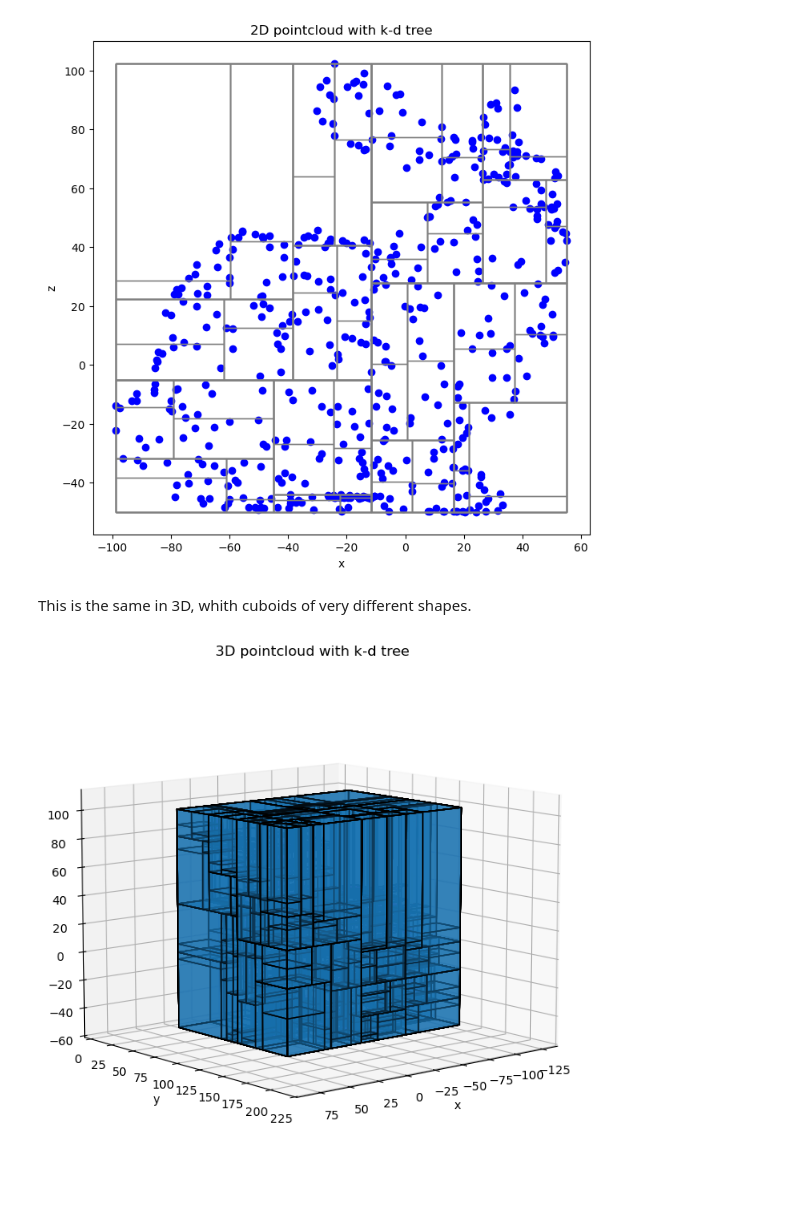
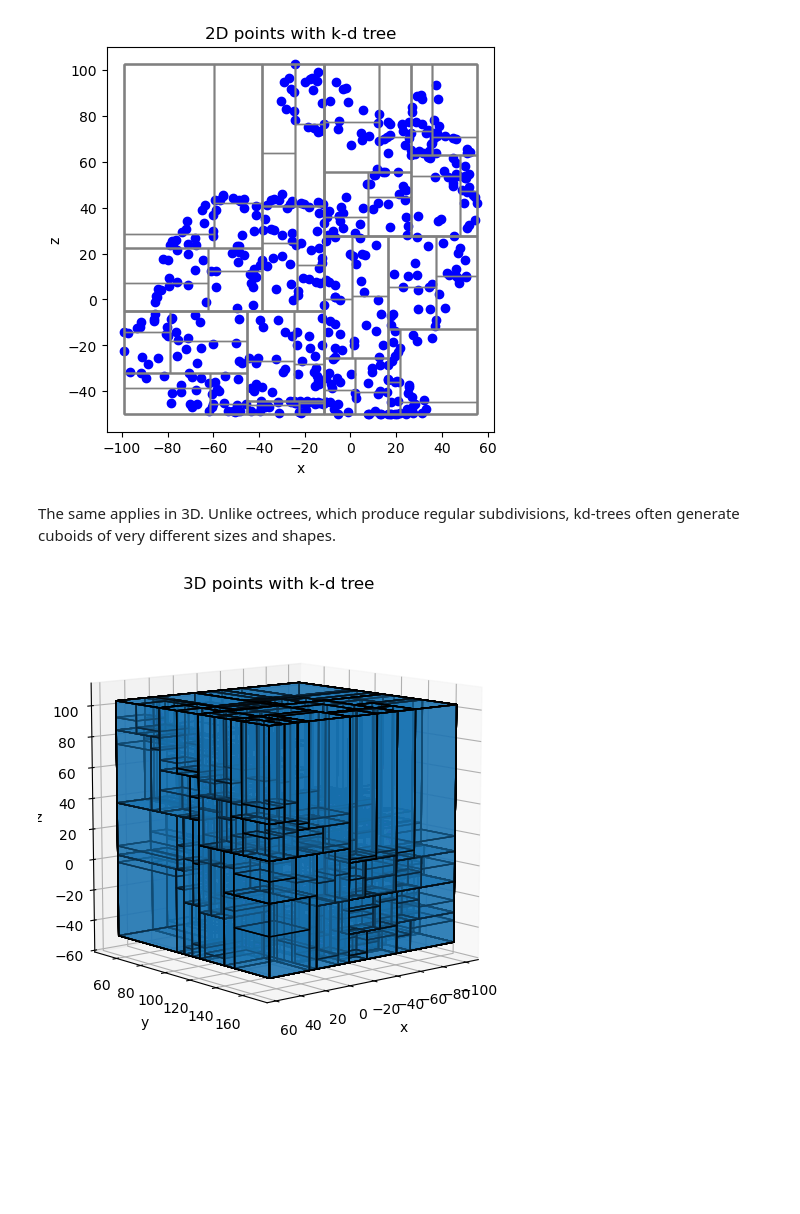
Before and after one commit to jlgregorio/tutorials-pointcloud-python, a Jupyter notebook: 02.spatial_indexing.ipynb, the cells around one changed output. Drawn from its saved outputs; the diff is of its cells as text; code cells hidden in the pictures; blank space fills up the shorter version.

```diff
--- a/02.spatial_indexing.ipynb
+++ b/02.spatial_indexing.ipynb
@@ -595,19 +542,19 @@ As observed below, the size of the 2D cells or quadrants depends on the local de
 # %%
-# Build quadtree
+# Build the quadtree
 quadtree = QuadTree(points_sample_2d)
 
-# Plot the 2D pointcloud with the quadtree
-fig = plt.figure(figsize=(8, 8))
+# Plot the 2D points with the quadtree
+fig = plt.figure(figsize=(5, 5))
 ax = fig.add_subplot()
-ax.scatter(points_sample_2d[:, 0], points_sample_2d[:, 1],
-          color="blue")
+ax.scatter(points_sample_2d[:, 0], points_sample_2d[:, 1], color="blue")
 for node in quadtree.nodes:
     anchor_point, length, width = node.geometry
-    rect = Rectangle(anchor_point, length, width, color="gray", fill=False, lw=1)
+    rect = Rectangle(anchor_point, length, width,
+                     color="gray", fill=False, lw=1)
     ax.add_patch(rect)
 ax.set_xlabel('x')
 ax.set_ylabel('z')
-plt.axis("equal")
-plt.title("2D pointcloud with quadtree")
+ax.axis("equal")
+ax.set_title("2D points and quadtree")
 plt.show()
 # %% [output]
@@ -1097,8 +1076,9 @@ As observed below, the size of the 2D cells (here rectangles) is not uniform, wi
 # %%
-# Build kdtree
+# Build the kd-tree
 kdtree = KdTree(points_sample_2d)
 
-fig = plt.figure(figsize=(8, 8))
+# Plot the points and kd-tree
+fig = plt.figure(figsize=(5, 5))
 ax = fig.add_subplot()
 ax.scatter(points_sample_2d[:, 0], points_sample_2d[:, 1],
           color="blue")
@@ -1106,42 +1086,44 @@ ax.scatter(points_sample_2d[:, 0], points_sample_2d[:, 1],
 for hyper_rectangle in kdtree.nodes_geometry:
     anchor_point, dimensions = hyper_rectangle
     length, width = dimensions
-    rect = Rectangle(anchor_point, length, width, color="gray", fill=False, lw=1)
+    # kd-tree nodes as rectangles
+    rect = Rectangle(anchor_point, length, width,
+                     color="gray", fill=False, lw=1)
     ax.add_patch(rect)
 ax.set_xlabel('x')
 ax.set_ylabel('z')
 plt.axis("equal")
-plt.title("2D pointcloud with k-d tree")
+plt.title("2D points with kd-tree")
 plt.show()
 # %% [output]
-[figure, old version]
+[figure, new version]
 # %% [markdown]
-This is the same in 3D, whith cuboids of very different shapes.
+The same applies in 3D. Unlike octrees, which produce regular subdivisions, kd-trees often generate cuboids of very different sizes and shapes.
 # %%
-# Build kdtree with our 3D pointcloud
+# Build the kd-tree
 kdtree = KdTree(points)
 
-# Plot the kdtree
-fig = plt.figure(figsize=(8, 8))
+# Plot the points and kdtree
+fig = plt.figure(figsize=(8, 6))
 ax = fig.add_subplot(projection="3d")
 ax.scatter(points[:, 0], points[:, 1], points[:, 2],
           color="blue", alpha=0.1)
 # Plot the kdtree nodes as cuboids
 polys = []
 for hyper_rectangle in kdtree.nodes_geometry:
     anchor_point, dimensions = hyper_rectangle
     length, width, height = dimensions
     polys.append(cuboid_to_poly3D(anchor_point, (length, width, height)))
 polys = np.concatenate(polys)
 pc = Poly3DCollection(polys, edgecolor="k", alpha=0.1)
 ax.add_collection3d(pc)
 ax.set_xlabel('x')
 ax.set_ylabel('y')
 ax.set_zlabel('z')
 ax.view_init(10, 50)
-plt.axis("equal")
-plt.title("3D pointcloud with k-d tree")
+ax.set_box_aspect([1, 1, 1])
+ax.set_title("3D points with kd-tree")
 plt.show()
 # %% [output]
-[figure, old version]
+[figure, new version]
 # %% [markdown]
```
Also changed, not shown: parts of 54 cells of this notebook.
